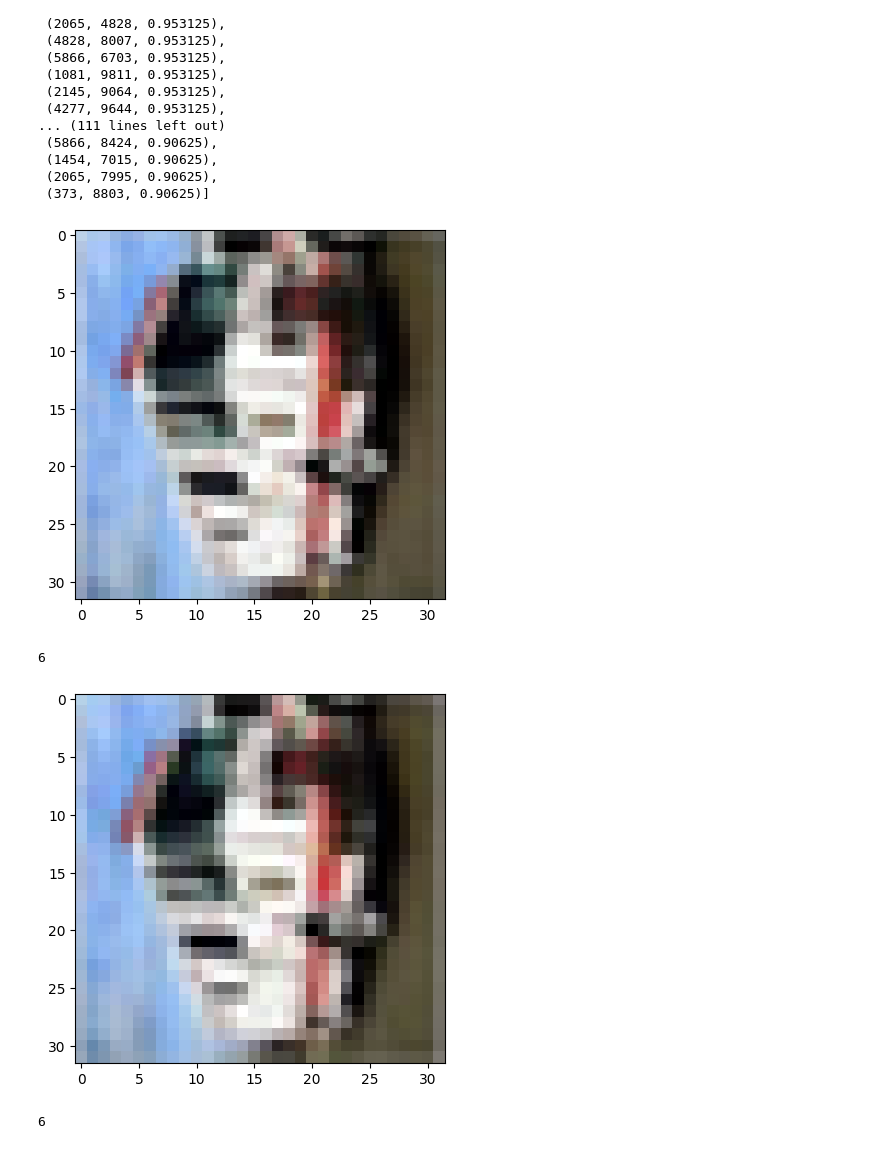
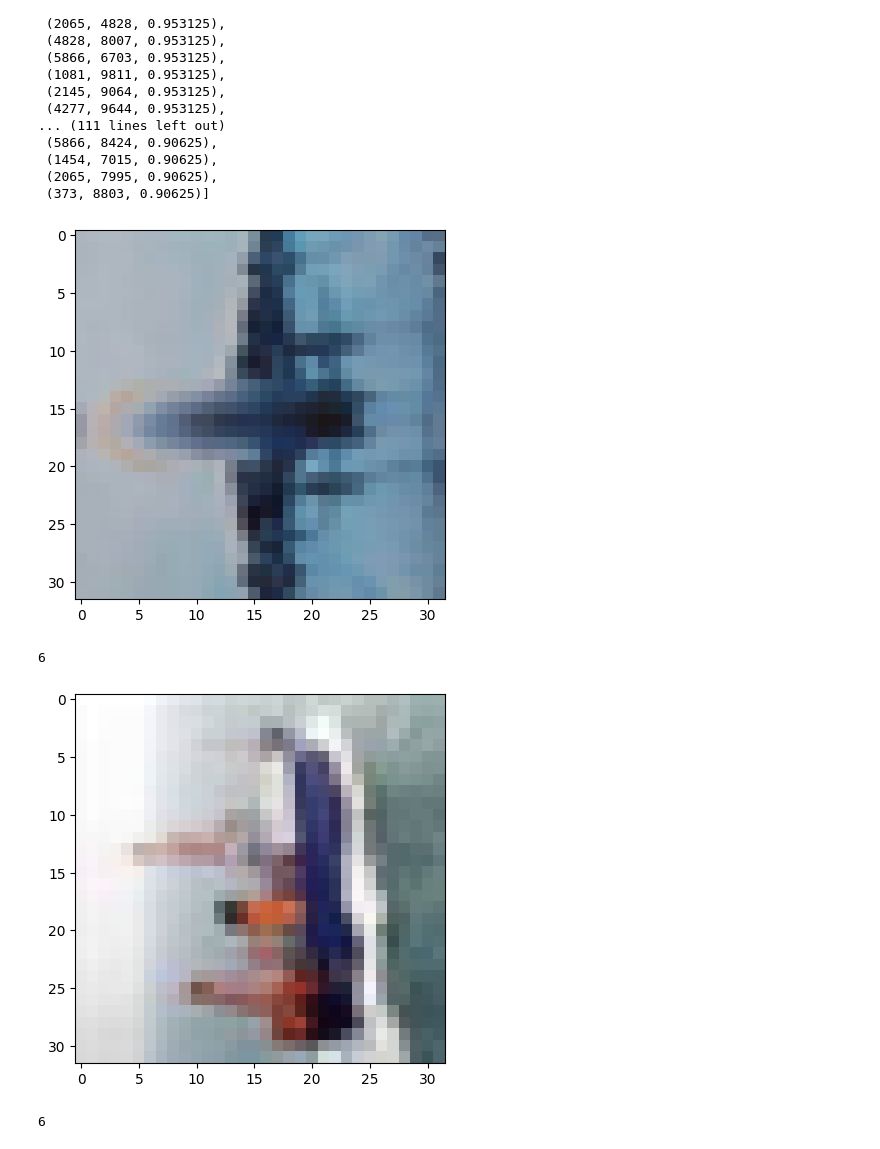
Before and after one commit to Bronomor/HashMaster, a Jupyter notebook: 1.LSH/LSH.ipynb, the cells around one changed output. Cells and saved outputs as stored; diff of their text form; code cells hidden in the pictures.

```diff
--- a/1.LSH/LSH.ipynb
+++ b/1.LSH/LSH.ipynb
@@ -232,19 +232,19 @@ duplicates
  (2065, 7995, 0.90625),
  (373, 8803, 0.90625)]
 # %%
-plt.imshow(images[8975].reshape(3,32,32).T, interpolation='nearest')
+plt.imshow(images[6015].reshape(3,32,32).T, interpolation='nearest')
 plt.show()
 # %% [output]
-[figure, old version]
+[figure, new version]
 # %%
 labels[4875]
 # %% [output]
 6
 # %%
-plt.imshow(images[9432].reshape(3,32,32).T, interpolation='nearest')
+plt.imshow(images[7900].reshape(3,32,32).T, interpolation='nearest')
 plt.show()
 # %% [output]
-[figure, old version]
+[figure, new version]
 # %%
 labels[9275]
 # %% [output]
```
Also changed, not shown: parts of 1 cell of this notebook, 5 other files.
